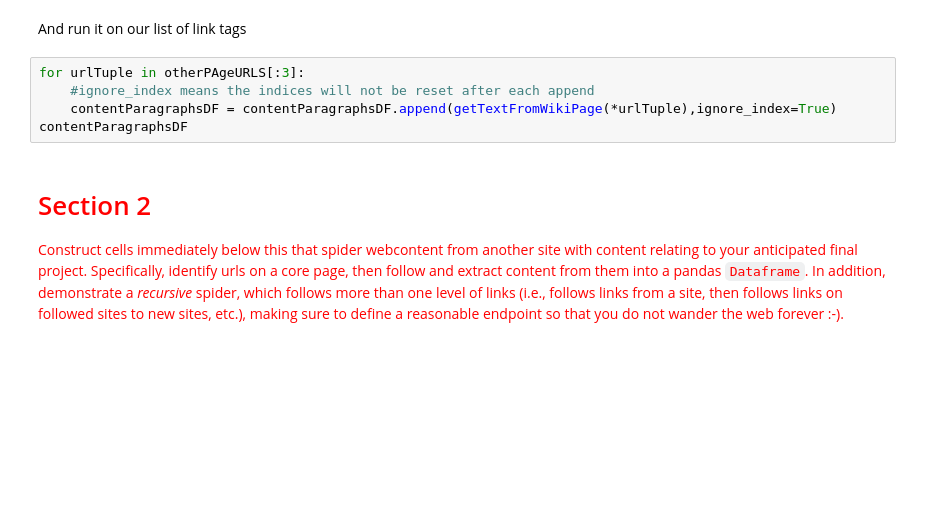
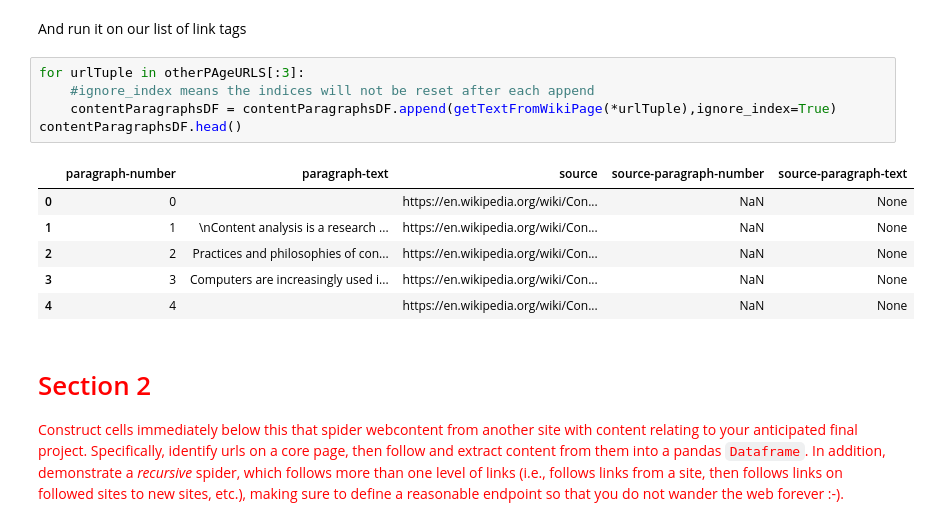
Before and after one commit to sunnyjooey/content-analysis-2018, a Jupyter notebook: 1-Intro/1-intro.ipynb, the cells around one changed output. Drawn from its saved outputs; the diff is of its cells as text; blank space fills up the shorter version.

```diff
--- a/1-Intro/1-intro.ipynb
+++ b/1-Intro/1-intro.ipynb
@@ -350,8 +396,15 @@ And run it on our list of link tags
 # %%
 for urlTuple in otherPAgeURLS[:3]:
     #ignore_index means the indices will not be reset after each append
     contentParagraphsDF = contentParagraphsDF.append(getTextFromWikiPage(*urlTuple),ignore_index=True)
-contentParagraphsDF
+contentParagraphsDF.head()
+# %% [output]
+|  | paragraph-number | paragraph-text | source | source-paragraph-number | source-paragraph-text |
+| 0 | 0 |  | https://en.wikipedia.org/wiki/Con... | NaN | None |
+| 1 | 1 | \nContent analysis is a research ... | https://en.wikipedia.org/wiki/Con... | NaN | None |
+| 2 | 2 | Practices and philosophies of con... | https://en.wikipedia.org/wiki/Con... | NaN | None |
+| 3 | 3 | Computers are increasingly used i... | https://en.wikipedia.org/wiki/Con... | NaN | None |
+| 4 | 4 |  | https://en.wikipedia.org/wiki/Con... | NaN | None |
 # %% [markdown]
 
 # <span style="color:red">Section 2</span>
```
Also changed, not shown: parts of 27 cells of this notebook.
